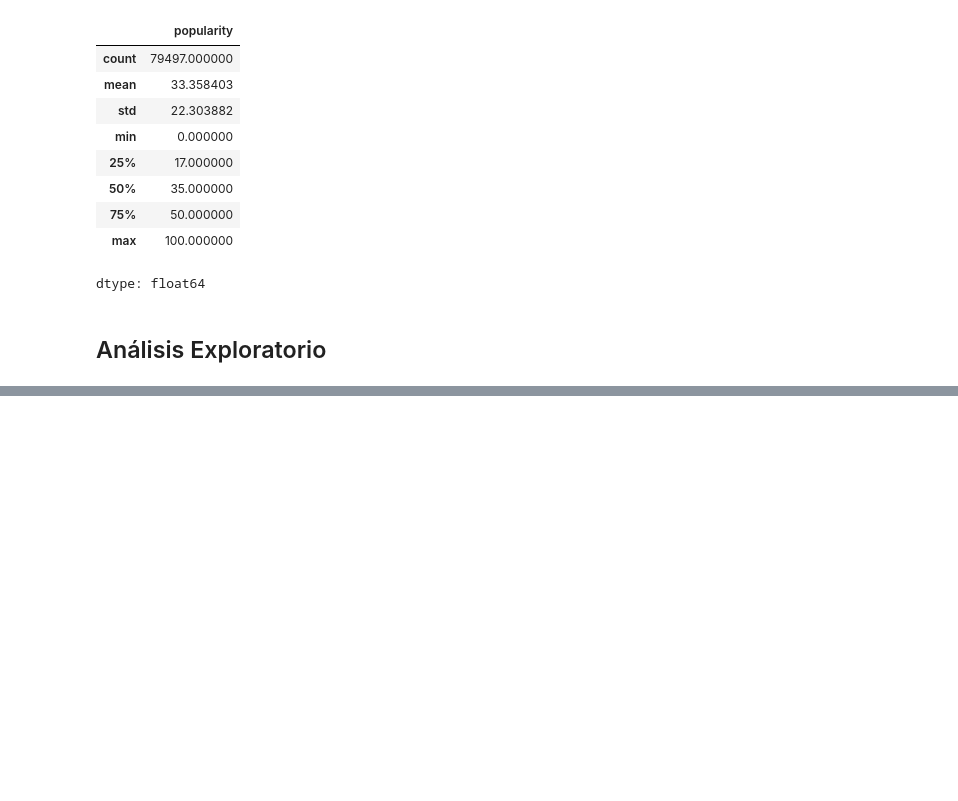
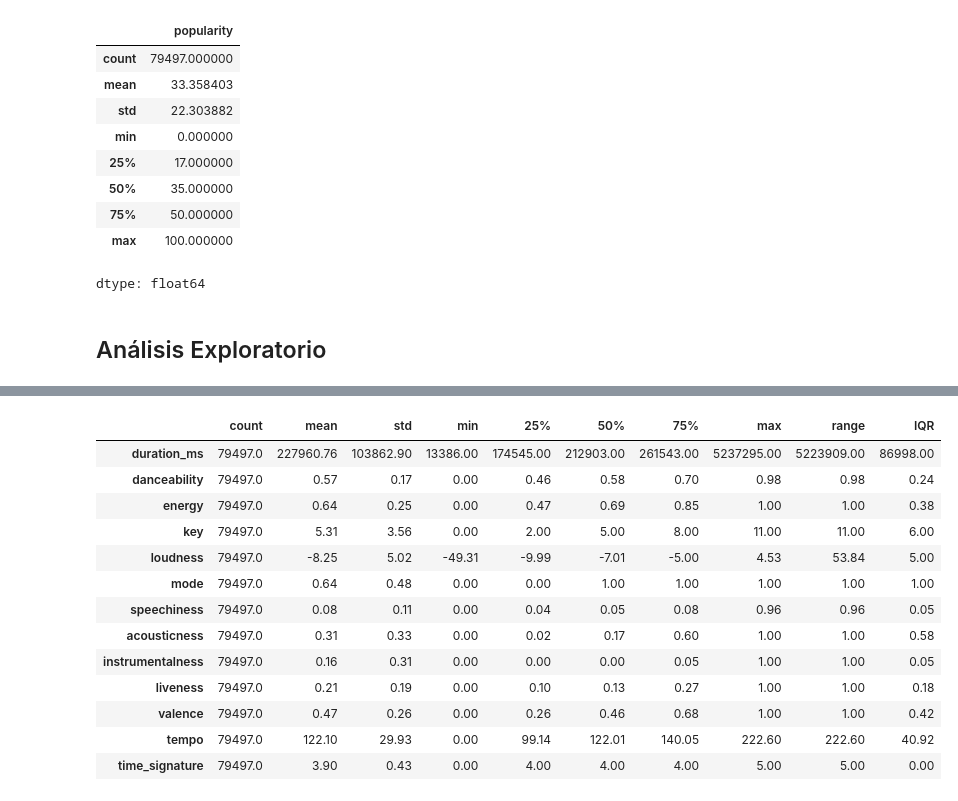
Before and after one commit to jairocruzhdez/MIAD_ML_NLP_JC, a Jupyter notebook: Semana 3/S3P1_proyecto1.ipynb, the cells around one changed output, grey strips where cells are left out. Drawn from its saved outputs; the diff is of its cells as text; code cells hidden in the pictures; blank space fills up the shorter version.

```diff
--- a/Semana 3/S3P1_proyecto1.ipynb
+++ b/Semana 3/S3P1_proyecto1.ipynb
@@ -140,0 +253,21 @@ dtype: float64
+# %%
+desc = df_model[num_cols].describe().T
+desc["range"] = desc["max"] - desc["min"]
+desc["IQR"] = desc["75%"] - desc["25%"]
+
+desc.round(2)
+# %% [output]
+|  | count | mean | std | min | 25% | 50% | 75% | max | range | IQR |
+| duration_ms | 79497.0 | 227960.76 | 103862.90 | 13386.00 | 174545.00 | 212903.00 | 261543.00 | 5237295.00 | 5223909.00 | 86998.00 |
+| danceability | 79497.0 | 0.57 | 0.17 | 0.00 | 0.46 | 0.58 | 0.70 | 0.98 | 0.98 | 0.24 |
+| energy | 79497.0 | 0.64 | 0.25 | 0.00 | 0.47 | 0.69 | 0.85 | 1.00 | 1.00 | 0.38 |
+| key | 79497.0 | 5.31 | 3.56 | 0.00 | 2.00 | 5.00 | 8.00 | 11.00 | 11.00 | 6.00 |
+| loudness | 79497.0 | -8.25 | 5.02 | -49.31 | -9.99 | -7.01 | -5.00 | 4.53 | 53.84 | 5.00 |
+| mode | 79497.0 | 0.64 | 0.48 | 0.00 | 0.00 | 1.00 | 1.00 | 1.00 | 1.00 | 1.00 |
+| speechiness | 79497.0 | 0.08 | 0.11 | 0.00 | 0.04 | 0.05 | 0.08 | 0.96 | 0.96 | 0.05 |
+| acousticness | 79497.0 | 0.31 | 0.33 | 0.00 | 0.02 | 0.17 | 0.60 | 1.00 | 1.00 | 0.58 |
+| instrumentalness | 79497.0 | 0.16 | 0.31 | 0.00 | 0.00 | 0.00 | 0.05 | 1.00 | 1.00 | 0.05 |
+| liveness | 79497.0 | 0.21 | 0.19 | 0.00 | 0.10 | 0.13 | 0.27 | 1.00 | 1.00 | 0.18 |
+| valence | 79497.0 | 0.47 | 0.26 | 0.00 | 0.26 | 0.46 | 0.68 | 1.00 | 1.00 | 0.42 |
+| tempo | 79497.0 | 122.10 | 29.93 | 0.00 | 99.14 | 122.01 | 140.05 | 222.60 | 222.60 | 40.92 |
+| time_signature | 79497.0 | 3.90 | 0.43 | 0.00 | 4.00 | 4.00 | 4.00 | 5.00 | 5.00 | 0.00 |
```
Also changed, not shown: parts of 14 cells of this notebook.
